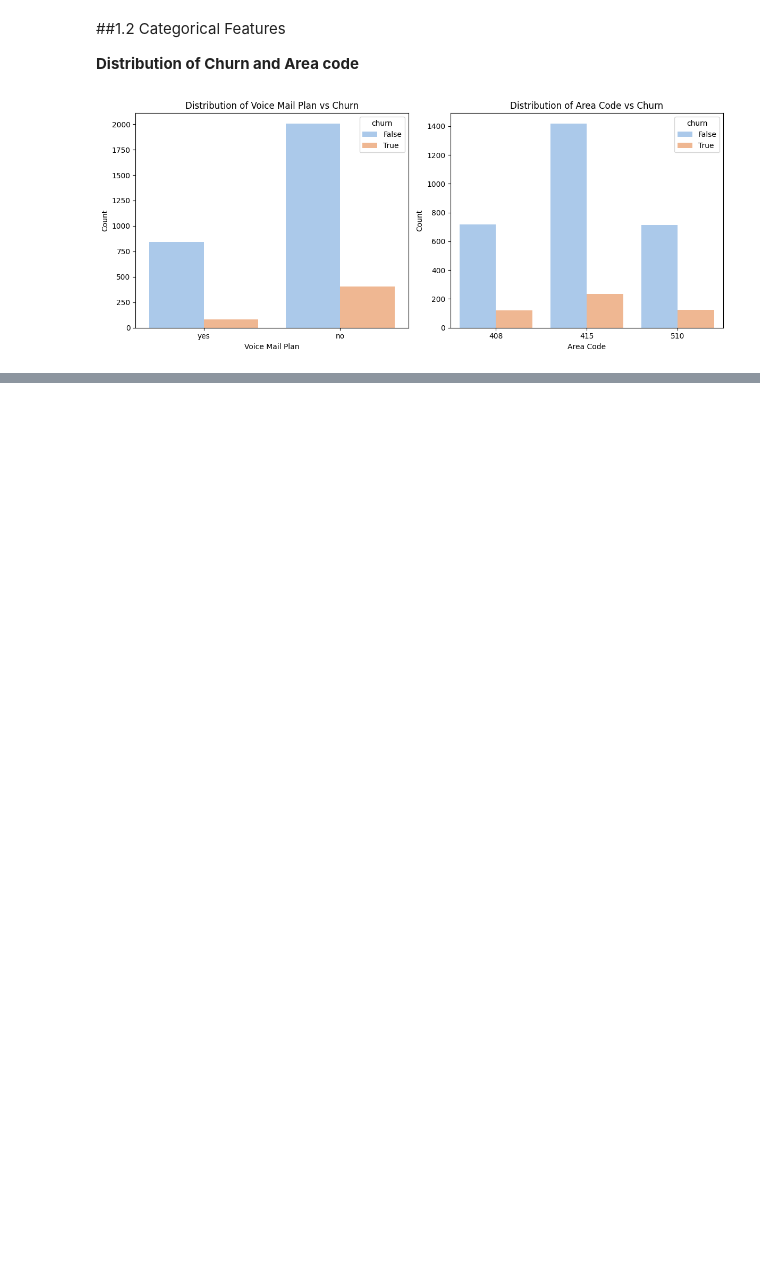
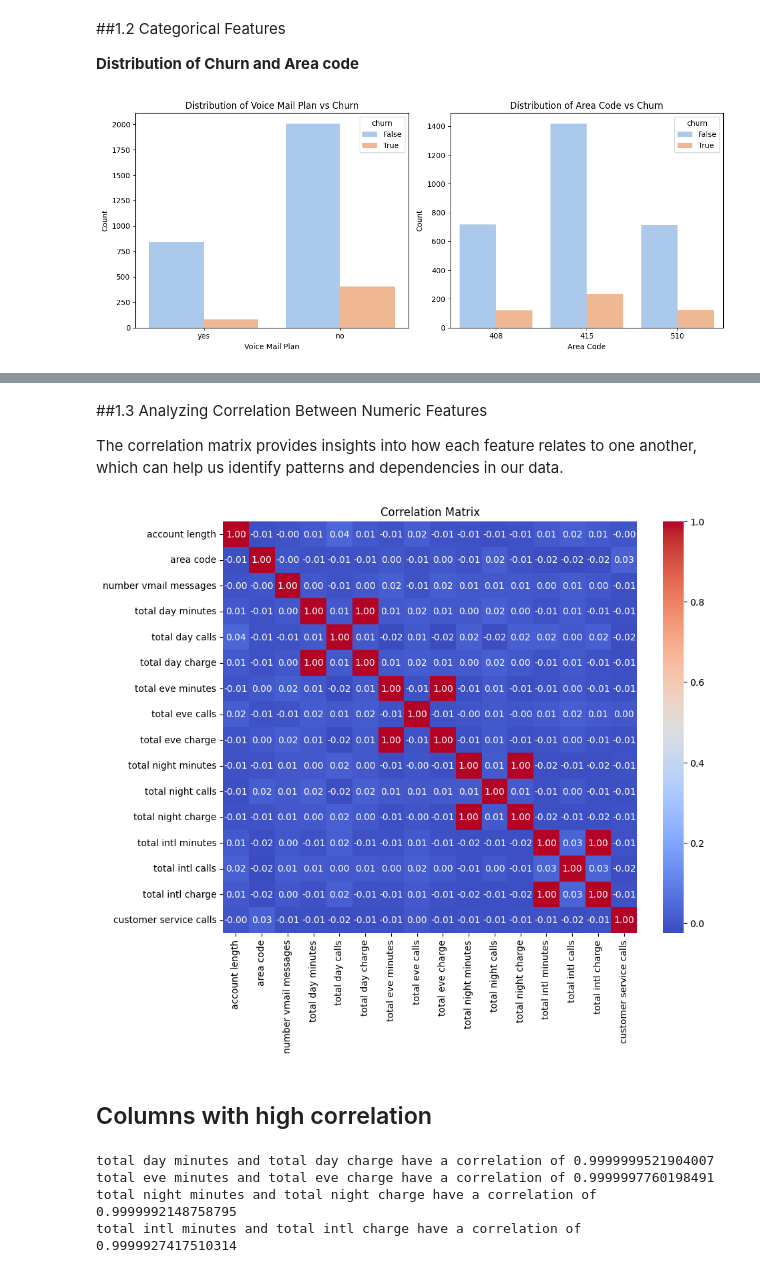
Before and after one commit to Jodhiamboapiyo/Classification-model, a Jupyter notebook: Submited.ipynb, the cells around one changed output, grey strips where cells are left out. Saved outputs shown, nothing was run; the diff lists cells and outputs as text; code cells hidden in the pictures; blank space fills up the shorter version.

```diff
--- a/Submited.ipynb
+++ b/Submited.ipynb
@@ -313,0 +318,36 @@ X_train, X_test, y_train, y_test = train_test_split(X, y, test_size=0.2, random_
+# %% [markdown]
+##1.3 Analyzing Correlation Between Numeric Features
+
+The correlation matrix provides insights into how each feature relates to one another, which can help us identify patterns and dependencies in our data.
+# %%
+# Calculate correlation matrix
+correlation_matrix = df[numeric_features].corr()
+
+# Plot correlation matrix as a heatmap
+plt.figure(figsize=(10, 8))
+sns.heatmap(correlation_matrix, annot=True, cmap='coolwarm', fmt=".2f")
+
+# Set title and show the plot
+plt.title('Correlation Matrix')
+plt.show()
+# %% [output]
+[figure, added]
+# %% [markdown]
+## Columns with high correlation
+# %%
+# Initialize a set to keep track of already printed pairs
+printed_pairs = set()
+
+for col in numeric_features:
+    for corr_col in numeric_features:
+        if col != corr_col and abs(correlation_matrix.loc[col, corr_col]) > 0.8:
+            # Create a sorted tuple of the pair to ensure uniqueness
+            pair = tuple(sorted((col, corr_col)))
+            if pair not in printed_pairs:
+                printed_pairs.add(pair)
+                print(f"{col} and {corr_col} have a correlation of {correlation_matrix.loc[col, corr_col]}")
+# %% [output]
+total day minutes and total day charge have a correlation of 0.9999999521904007
+total eve minutes and total eve charge have a correlation of 0.9999997760198491
+total night minutes and total night charge have a correlation of 0.9999992148758795
+total intl minutes and total intl charge have a correlation of 0.9999927417510314
```
Also changed, not shown: parts of 68 cells of this notebook.
